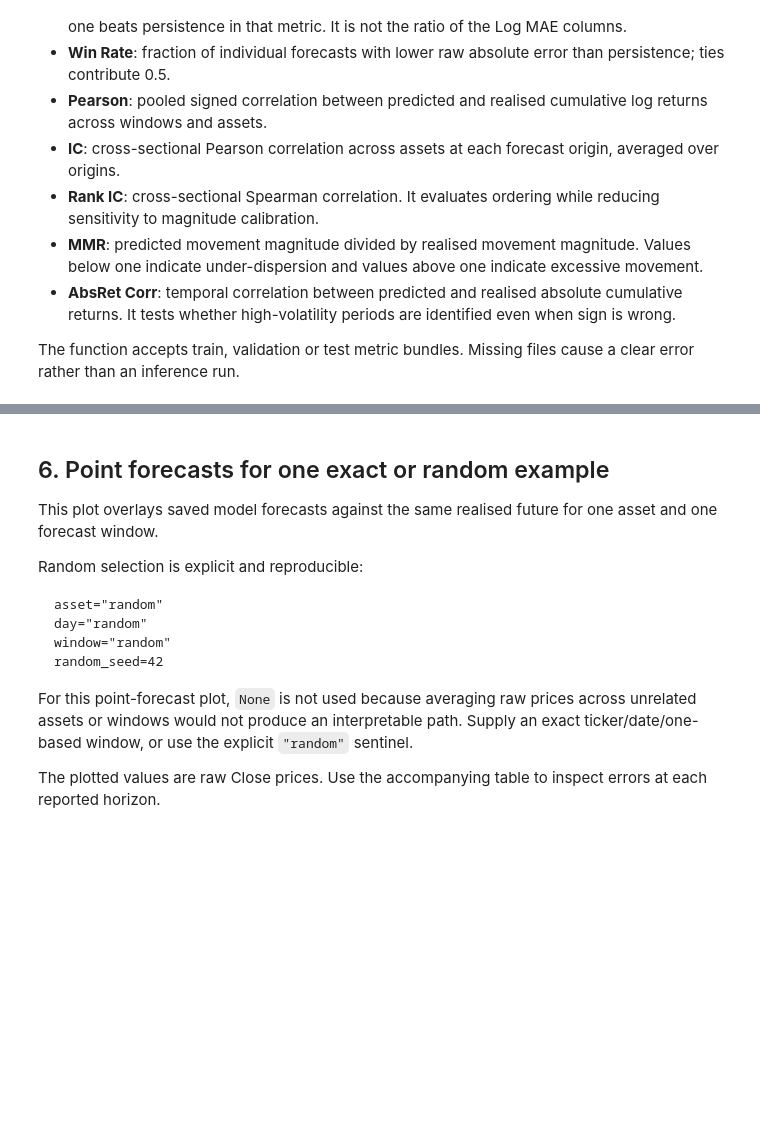
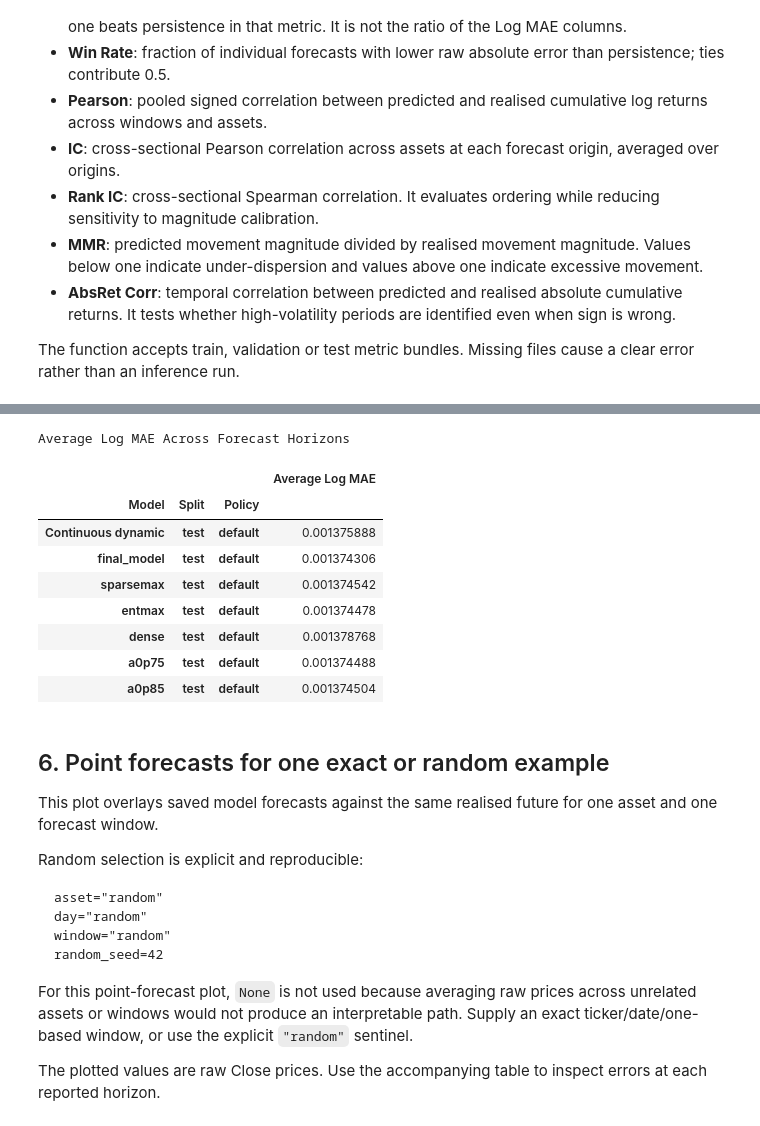
Before and after one commit to VishR-94/dynamic_graphs_thesis, a Jupyter notebook: notebooks/graph_hub.ipynb, the cells around one changed output, grey strips where cells are left out. Drawn from its saved outputs; the diff is of its cells as text; code cells hidden in the pictures; blank space fills up the shorter version.

```diff
--- a/notebooks/graph_hub.ipynb
+++ b/notebooks/graph_hub.ipynb
@@ -255,3 +257,26 @@ Common saved forecast metrics
+# %%
+# Average metric over all horizons for each model
+metric = "Log MAE"
+group_levels = [level_name for level_name in metric_comparison.index.names if level_name != "Horizon"]
+average_log_mae = (
+    metric_comparison[metric]
+    .groupby(level=group_levels,sort=False,dropna=False,).mean().rename(f"Average {metric}").to_frame())
+
+display(
+    average_log_mae.style
+    .format({f"Average {metric}": "{:.7g}",},na_rep="—",
+    ).set_caption(f"Average {metric} Across Forecast Horizons"))
+# %% [output]
+Average Log MAE Across Forecast Horizons
+|  |  |  | Average Log MAE |
+| Model | Split | Policy |  |
+| Continuous dynamic | test | default | 0.001375888 |
+| final_model | test | default | 0.001374306 |
+| sparsemax | test | default | 0.001374542 |
+| entmax | test | default | 0.001374478 |
+| dense | test | default | 0.001378768 |
+| a0p75 | test | default | 0.001374488 |
+| a0p85 | test | default | 0.001374504 |
 # %% [markdown]
 ## 6. Point forecasts for one exact or random example
 
```
Also changed, not shown: parts of 3 cells of this notebook, 6 other files.
